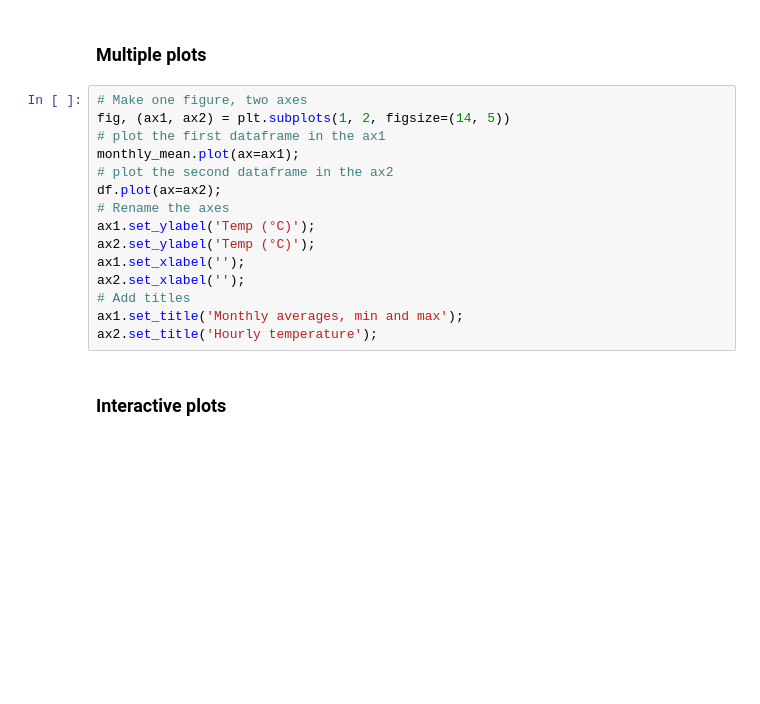
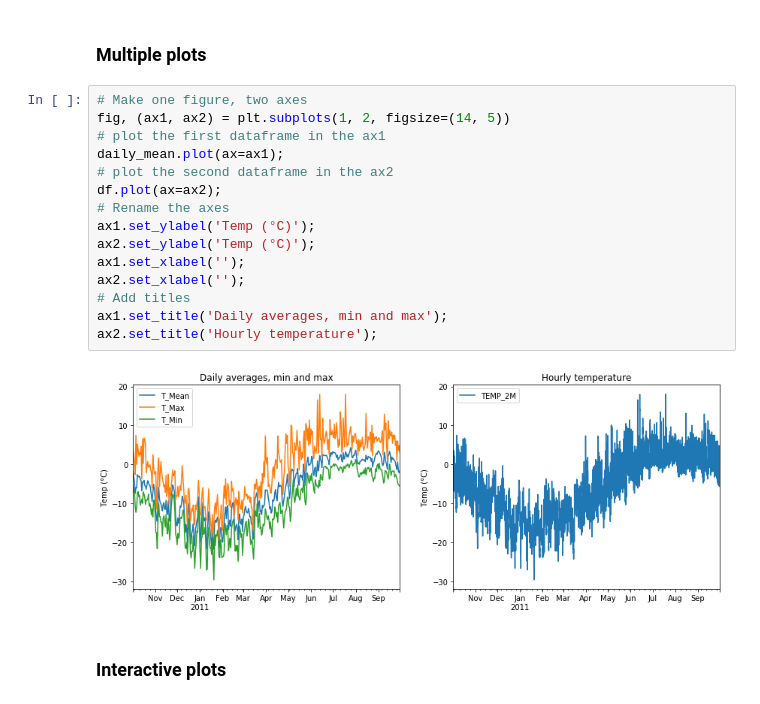
Before and after one commit to fmaussion/teaching, a Jupyter notebook: ss_2017/02_Lesson_AvailableTools.ipynb, the cells around one changed output. Drawn from its saved outputs; the diff is of its cells as text; blank space fills up the shorter version.

```diff
--- a/ss_2017/02_Lesson_AvailableTools.ipynb
+++ b/ss_2017/02_Lesson_AvailableTools.ipynb
@@ -255,18 +391,20 @@ ax.set_title('$y = x^2 - x + \\frac{1}{2}$');
 # %%
 # Make one figure, two axes
 fig, (ax1, ax2) = plt.subplots(1, 2, figsize=(14, 5))
 # plot the first dataframe in the ax1
-monthly_mean.plot(ax=ax1);
+daily_mean.plot(ax=ax1);
 # plot the second dataframe in the ax2
 df.plot(ax=ax2);
 # Rename the axes
 ax1.set_ylabel('Temp (°C)');
 ax2.set_ylabel('Temp (°C)');
 ax1.set_xlabel('');
 ax2.set_xlabel('');
 # Add titles
-ax1.set_title('Monthly averages, min and max');
+ax1.set_title('Daily averages, min and max');
 ax2.set_title('Hourly temperature');
+# %% [output]
+[figure, added]
 # %% [markdown]
 ### Interactive plots
 # %% [markdown]
```
Also changed, not shown: parts of 31 cells of this notebook.
